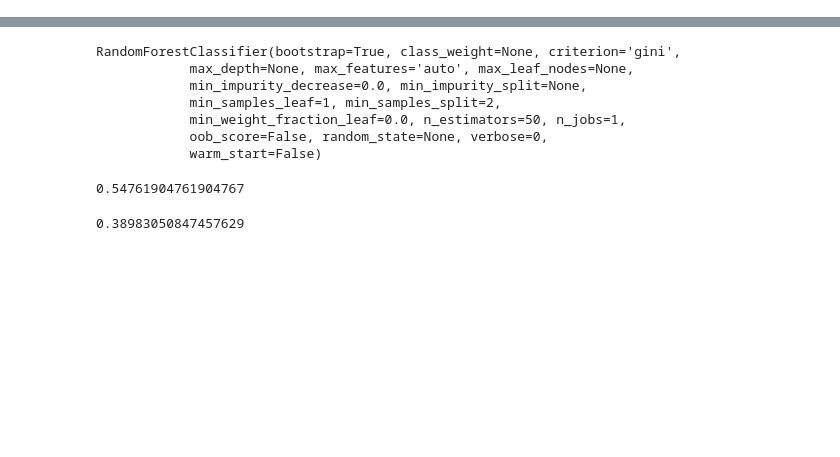
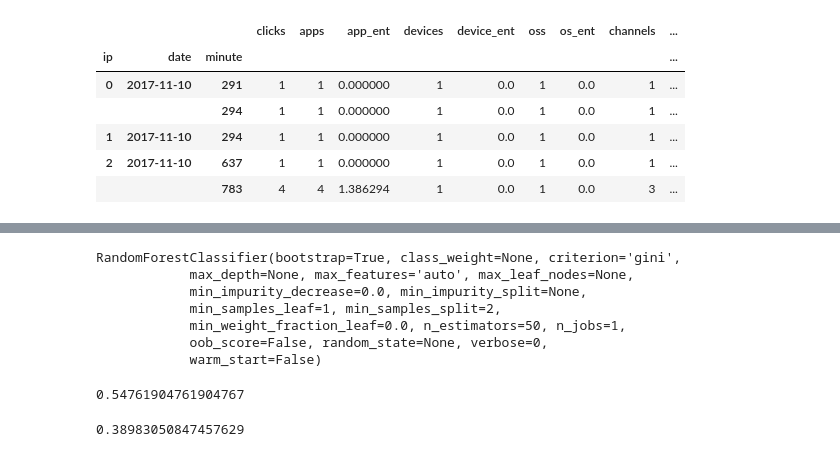
Before and after one commit to emmygold1/kaggle_proj, a Jupyter notebook: talking_data/notebooks/aggregated_clicks.ipynb, the cells around one changed output, grey strips where cells are left out. Drawn from its saved outputs; the diff is of its cells as text; code cells hidden in the pictures; blank space fills up the shorter version.

```diff
--- a/talking_data/notebooks/aggregated_clicks.ipynb
+++ b/talking_data/notebooks/aggregated_clicks.ipynb
@@ -97,0 +107,10 @@ dtype: int64
+# %%
+test_feats.head()
+# %% [output]
+|  |  |  | clicks | apps | app_ent | devices | device_ent | oss | os_ent | channels | ... |
+| ip | date | minute |  |  |  |  |  |  |  |  | ... |
+| 0 | 2017-11-10 | 291 | 1 | 1 | 0.000000 | 1 | 0.0 | 1 | 0.0 | 1 | ... |
+|  |  | 294 | 1 | 1 | 0.000000 | 1 | 0.0 | 1 | 0.0 | 1 | ... |
+| 1 | 2017-11-10 | 294 | 1 | 1 | 0.000000 | 1 | 0.0 | 1 | 0.0 | 1 | ... |
+| 2 | 2017-11-10 | 637 | 1 | 1 | 0.000000 | 1 | 0.0 | 1 | 0.0 | 1 | ... |
+|  |  | 783 | 4 | 4 | 1.386294 | 1 | 0.0 | 1 | 0.0 | 3 | ... |
```
Also changed, not shown: parts of 77 cells of this notebook.
